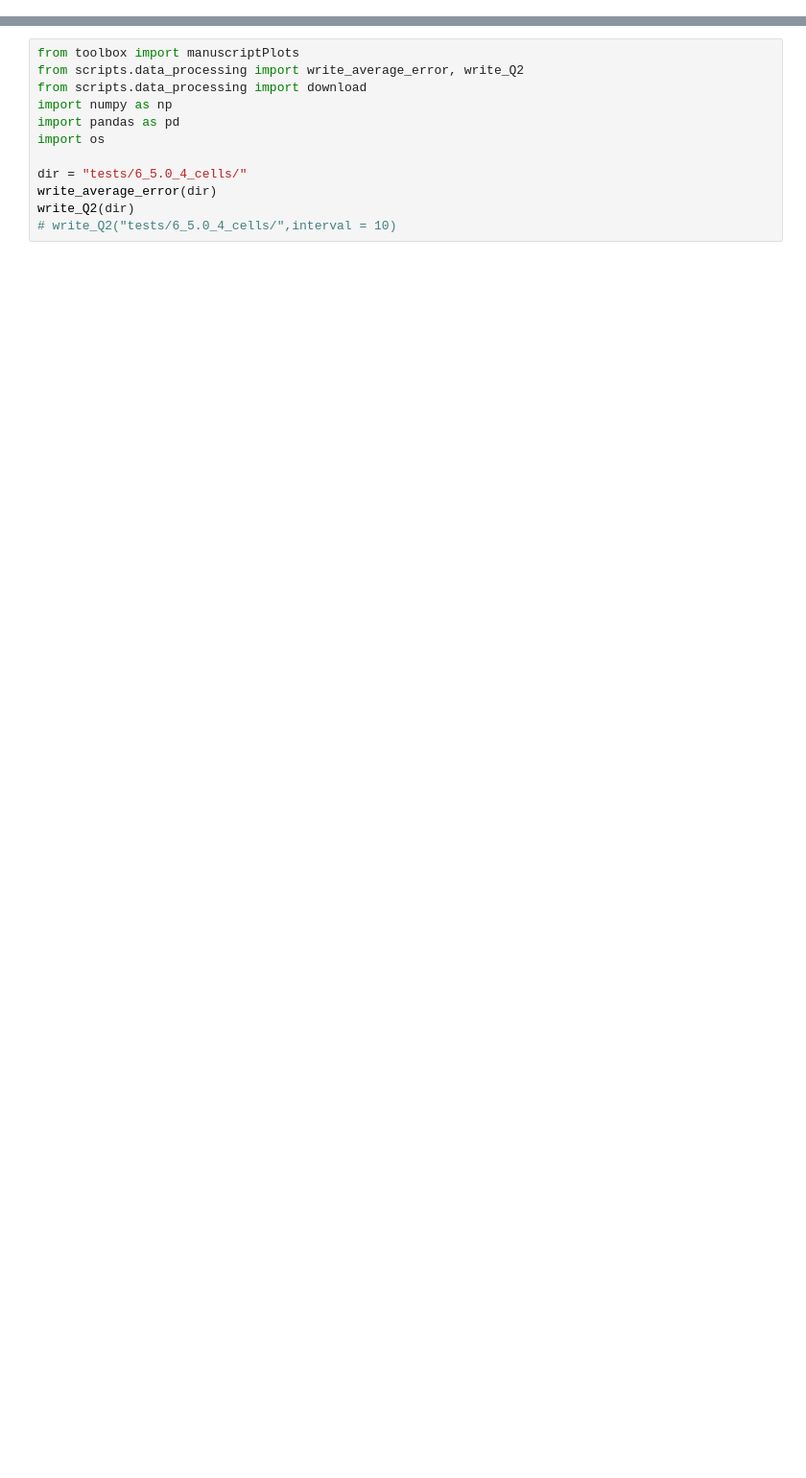
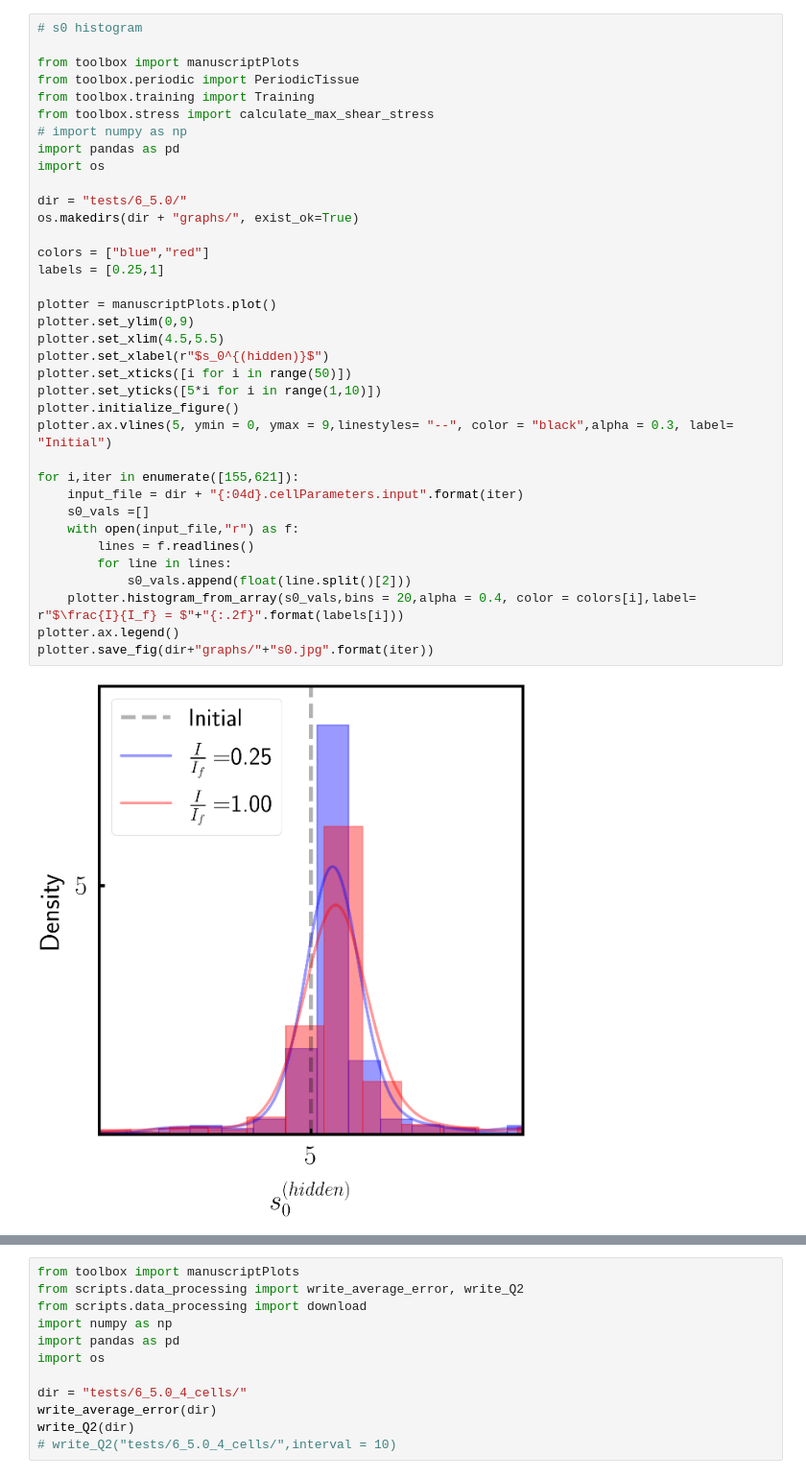
Before and after one commit to ZhangTao-SJTU/tvm, a Jupyter notebook: plot.ipynb, the cells around one changed output, grey strips where cells are left out. Shown at 96% size. Drawn from its saved outputs; the diff is of its cells as text; blank space fills up the shorter version.

```diff
--- a/plot.ipynb
+++ b/plot.ipynb
@@ -0,0 +112,38 @@
+# %%
+# s0 histogram
+
+from toolbox import manuscriptPlots
+from toolbox.periodic import PeriodicTissue
+from toolbox.training import Training
+from toolbox.stress import calculate_max_shear_stress
+# import numpy as np
+import pandas as pd
+import os
+
+dir = "tests/6_5.0/"
+os.makedirs(dir + "graphs/", exist_ok=True)
+
+colors = ["blue","red"]
+labels = [0.25,1]
+
+plotter = manuscriptPlots.plot()
+plotter.set_ylim(0,9)
+plotter.set_xlim(4.5,5.5)
+plotter.set_xlabel(r"$s_0^{(hidden)}$")
+plotter.set_xticks([i for i in range(50)])
+plotter.set_yticks([5*i for i in range(1,10)])
+plotter.initialize_figure()
+plotter.ax.vlines(5, ymin = 0, ymax = 9,linestyles= "--", color = "black",alpha = 0.3, label= "Initial")
+
+for i,iter in enumerate([155,621]):
+    input_file = dir + "{:04d}.cellParameters.input".format(iter)
+    s0_vals =[]
+    with open(input_file,"r") as f:
+        lines = f.readlines()
+        for line in lines:
+            s0_vals.append(float(line.split()[2]))
+    plotter.histogram_from_array(s0_vals,bins = 20,alpha = 0.4, color = colors[i],label= r"$\frac{I}{I_f} = $"+"{:.2f}".format(labels[i]))
+plotter.ax.legend()
+plotter.save_fig(dir+"graphs/"+"s0.jpg".format(iter))
+# %% [output]
+[figure, added]
```
Also changed, not shown: parts of 6 cells of this notebook, 6 other files.
